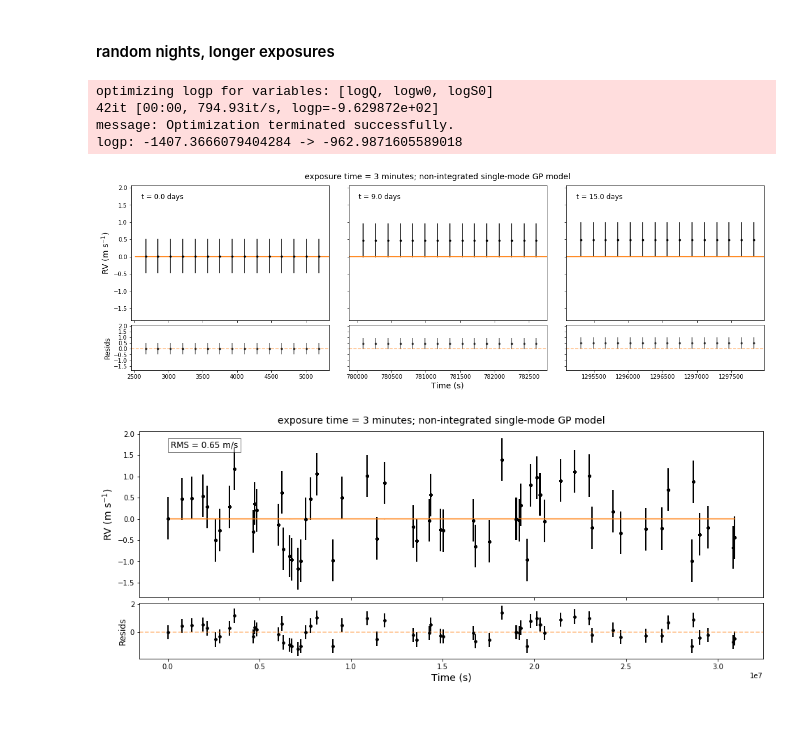
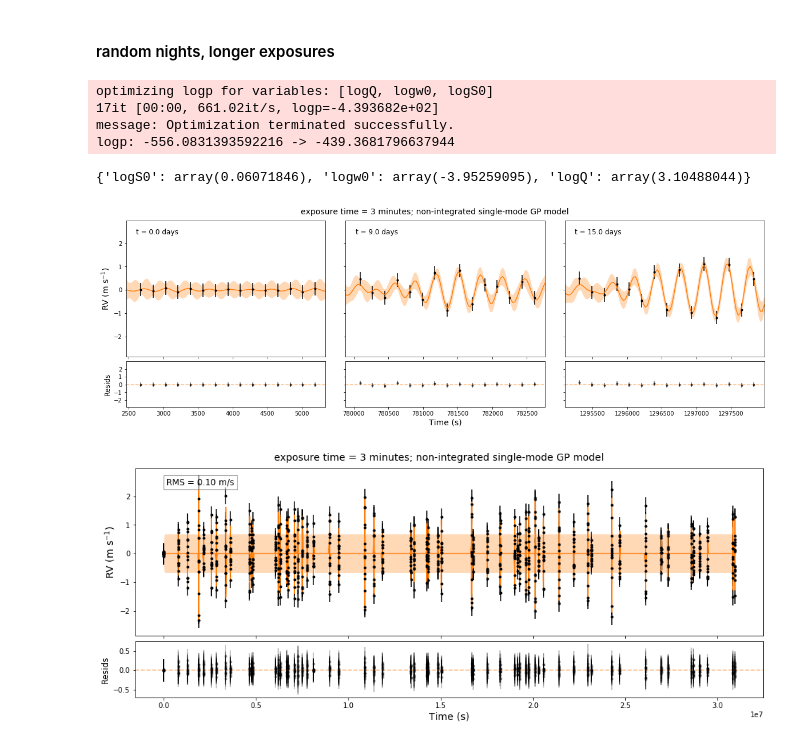
Before and after one commit to megbedell/pmodes, a Jupyter notebook: experiments/03-realistic-observing.ipynb, the cells around one changed output. Drawn from its saved outputs; the diff is of its cells as text; code cells hidden in the pictures; blank space fills up the shorter version.

Commit message:
binning bug fix; constrained kernel params; more switches

```diff
--- a/experiments/03-realistic-observing.ipynb
+++ b/experiments/03-realistic-observing.ipynb
@@ -20,6 +20,7 @@ xs_all = np.copy(d['xs'])
 # %%
 time_per_night = 45. * 60. # seconds
 nights_per_year = 60
+integrated_kernel = False # for the > 1 minute exposures only
 # %% [markdown]
 #### observe for N consecutive 1-min integrations every night
 # %%
@@ -134,12 +103,12 @@ t = []
 y = []
 
 for st in start_ts:
+    inds = (ts_all > st - 1800.) & (ts_all < st + time_per_night + 1800.)
     for n in range(n_exp):
         stt = st + n*exp_time # start time for this exposure, assumes no read time
-        inds = (ts_all > stt - time_per_night - 1800.) & (ts_all < stt + time_per_night + 1800.)
-        y.append(utils.simulate_exposure(ts_all[inds], rvs_all[inds], st, exp_time))
+        y.append(utils.simulate_exposure(ts_all[inds], rvs_all[inds], stt, exp_time))
         t.append(stt + exp_time/2.)
 
 t = np.ravel(t)
 y = np.ravel(y)
-yerr = np.zeros_like(t) + 0.5
+yerr = np.zeros_like(t) + 0.5 / np.sqrt(exp_time/60.)
@@ -150,36 +115,38 @@ t_grid.sort()
-# %%
-with pm.Model() as model:
-
-    logS0 = pm.Normal("logS0", mu=0.0, sd=15.0, testval=np.log(np.var(y)))
-    logw0 = pm.Normal("logw0", mu=-3.9, sd=2.0)
-    logQ = pm.Normal("logQ", mu=8.1, sd=2.0)
-
-    # Set up the kernel and GP
-    kernel = terms.SHOTerm(log_S0=logS0, log_w0=logw0, log_Q=logQ)
-    gp = GP(kernel, t, yerr ** 2)
-
-    # Add a custom "potential" (log probability function) with the GP likelihood
-    pm.Potential("gp", gp.log_likelihood(y))
-
-with model:
-    map_soln = xo.optimize(start=model.test_point)
-    mu, var = xo.eval_in_model(gp.predict(t_grid, return_var=True), map_soln)
-    sd = np.sqrt(var)
-    y_pred = xo.eval_in_model(gp.predict(t), map_soln)
-# %% [output]
-optimizing logp for variables: [logQ, logw0, logS0]
-42it [00:00, 794.93it/s, logp=-9.629872e+02]
-message: Optimization terminated successfully.
-logp: -1407.3666079404284 -> -962.9871605589018
+# %%
+t_grid = utils.make_t_grid(start_ts, time_per_night)
+# %%
+map_soln, mu, sd, y_pred = utils.gp_fit(t, y, yerr, t_grid,
+                                        integrated=integrated_kernel, exp_time=exp_time)
+print(map_soln)
+
+# 3-min non-integrated: {'logS0': array(0.26488849), 'logw0': array(-4.12446973), 'logQ': array(2.92363189)}
+# 3-min non-integrated with scaled-down errors: {'logS0': array(0.06071846), 'logw0': array(-3.95259095), 'logQ': array(3.10488044)}
+# 3-min integrated: {'logS0': array(0.77391424), 'logw0': array(-4.12053392), 'logQ': array(3.14345626)}
+# 3-min non-integrated with scaled-down errors: fails, returns starting parameters
+# 5-min integrated: goes flat
+# %% [output]
+optimizing logp for variables: [logQ, logw0, logS0]
+17it [00:00, 661.02it/s, logp=-4.393682e+02]
+message: Optimization terminated successfully.
+logp: -556.0831393592216 -> -439.3681796637944
+{'logS0': array(0.06071846), 'logw0': array(-3.95259095), 'logQ': array(3.10488044)}
 # %%
 fig = utils.plot_nights(t, y, yerr, y_pred, start_ts, t_grid, mu, sd, time_per_night=time_per_night)
-fig.suptitle('exposure time = {0:.0f} minutes; non-integrated single-mode GP model'.format(exp_time/60.), y=0.93, fontsize=14);
-#fig.savefig('randomnights_{0:.0f}min_nonintegrated.png'.format(exp_time/60.));
+if integrated_kernel:
+    fig.suptitle('exposure time = {0:.0f} minutes; integrated single-mode GP model'.format(exp_time/60.), y=0.93, fontsize=14)
+    fig.savefig('randomnights_{0:.0f}min_integrated.png'.format(exp_time/60.));
+else:
+    fig.suptitle('exposure time = {0:.0f} minutes; non-integrated single-mode GP model'.format(exp_time/60.), y=0.93, fontsize=14)
+    fig.savefig('randomnights_{0:.0f}min_nonintegrated.png'.format(exp_time/60.));
 # %% [output]
-[figure, old version]
+[figure, new version]
 # %%
 fig = utils.plot_year(t, y, yerr, y_pred, start_ts, t_grid, mu, sd)
-fig.suptitle('exposure time = {0:.0f} minutes; non-integrated single-mode GP model'.format(exp_time/60.), y=0.93, fontsize=14);
-#fig.savefig('randomnights_{0:.0f}min_nonintegrated_full.png'.format(exp_time/60.));
+if integrated_kernel:
+    fig.suptitle('exposure time = {0:.0f} minutes; integrated single-mode GP model'.format(exp_time/60.), y=0.93, fontsize=14)
+    fig.savefig('randomnights_{0:.0f}min_integrated_full.png'.format(exp_time/60.));
+else:
+    fig.suptitle('exposure time = {0:.0f} minutes; non-integrated single-mode GP model'.format(exp_time/60.), y=0.93, fontsize=14)
+    fig.savefig('randomnights_{0:.0f}min_nonintegrated_full.png'.format(exp_time/60.));
 # %% [output]
-[figure, old version]
+[figure, new version]
```
Also changed, not shown: parts of 9 cells of this notebook, 2 other files.
